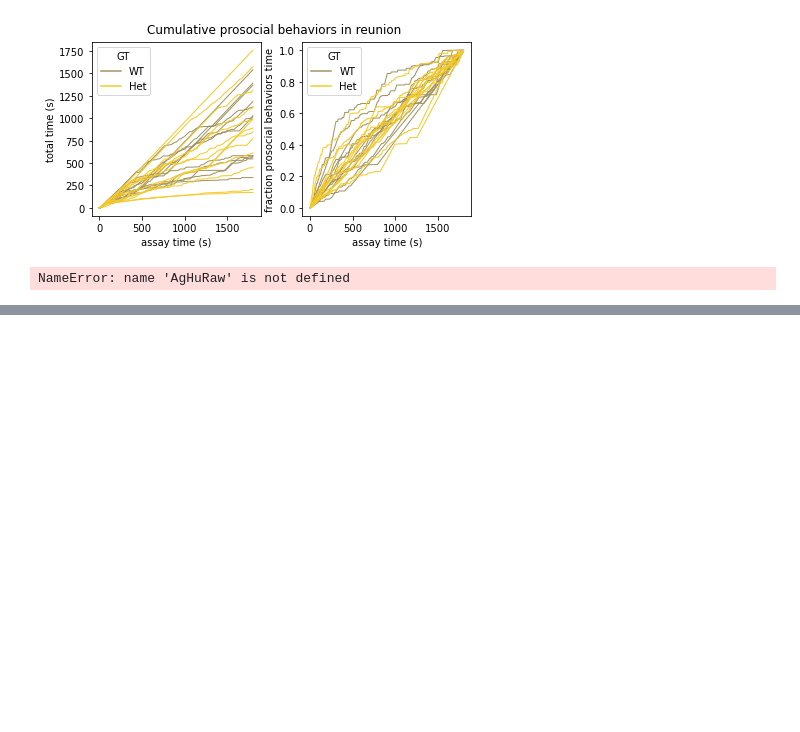
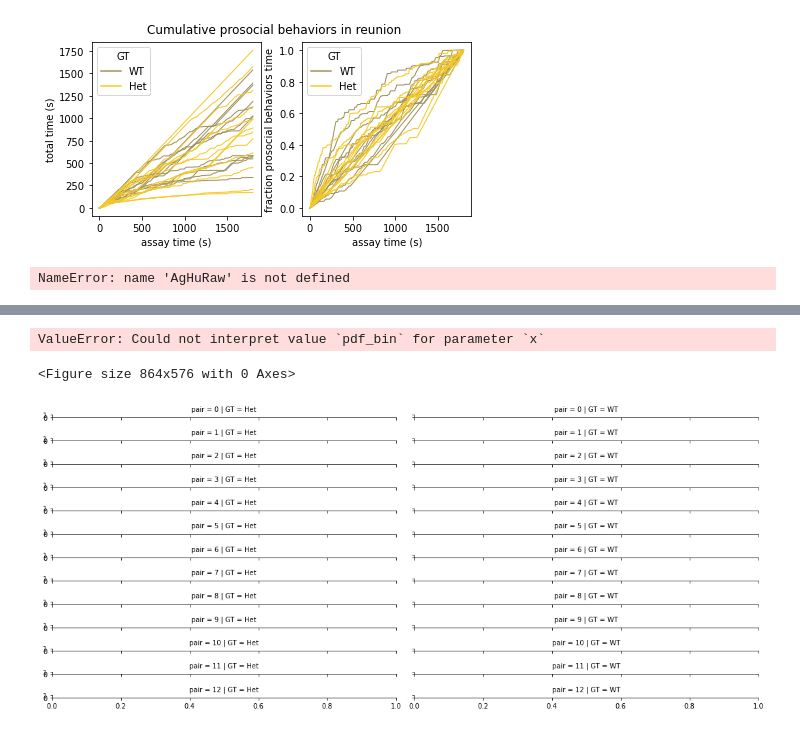
Before and after one commit to nhoglen/scn2a-paper-GWJSNH-code, a Jupyter notebook: 20240811_pipeline_plottingCDFs.ipynb, the cells around one changed output, grey strips where cells are left out. Saved outputs shown, nothing was run; the diff lists cells and outputs as text; code cells hidden in the pictures; blank space fills up the shorter version.

Commit message:
CDF and PCA plots

```diff
--- a/20240811_pipeline_plottingCDFs.ipynb
+++ b/20240811_pipeline_plottingCDFs.ipynb
@@ -26,8 +26,8 @@ warnings.filterwarnings('ignore')
 assay = 'introduction'
 behavior = 'Sniff'
 
-# computer = 'Ernest'
-computer = 'Dorian'
+computer = 'Ernest'
+# computer = 'Dorian'
 
 match computer:
     case 'Dorian':
@@ -282,6 +282,6 @@ ho = ['WT','Het']
 # ----- INTRODUCTION SNIFFS -----
 assay = 'introduction'
 behavior = 'Sniff'
-printy = True
+printy = False
 (InSnRaw,InSnBin) = single_behavior_binned_collate_data_and_plot(assay,1800,behavior,nwbpath,printy)
 # %% [output]
@@ -559,3 +408,14 @@ AgPro = pd.concat([AgSnRaw,AgInRaw,AgHuRaw])
 AgProBins = combined_behavior_bin_and_plot(AgPro,1800,behavior,assay)
 # %% [output]
 NameError: name 'AgHuRaw' is not defined
+# %%
+assaylen = 1800
+stepsize = 60
+nrsteps = int((assaylen)/stepsize)
+pdfbins = np.linspace(0, assaylen-stepsize, num=nrsteps)
+binlabels = np.linspace(0,len(pdfbins)-1,num=len(pdfbins))[:-1]
+# InSnBin['pdf_bin'] = pd.cut(InSnBin['bins'], bins=pdfbins,labels=binlabels)
+# InSnBinHist = InSnBin.groupby('pair_tag').pdf_bin.value_counts()
+InSnRaw['pdf_bin'] = pd.cut(InSnRaw['start_time'], bins=pdfbins, labels=False)
+# %%
+InSnHist = InSnRaw.groupby(['pair_tag','sex','GT','pdf_bin','pair']).totals.count().reset_index(name='bincount')
@@ -561,0 +438,17 @@ NameError: name 'AgHuRaw' is not defined
+# %%
+f = plt.figure(figsize=(12, 8))
+
+g = sns.FacetGrid(InSnHist[InSnHist.sex=='F'], row="pair",col='GT', hue="GT", aspect=15, height=.5, palette=fpal)
+g.map(sns.lineplot, x='pdf_bin',y='bincount',
+      )
+# Set the subplots to overlap
+g.figure.subplots_adjust(hspace=-.25)
+
+# Remove axes details that don't play well with overlap
+g.set_titles("")
+g.set(yticks=[], ylabel="")
+g.despine(bottom=True, left=True)
+# %% [output]
+ValueError: Could not interpret value `pdf_bin` for parameter `x`
+<Figure size 864x576 with 0 Axes>
+[figure, added]
```
Also changed, not shown: parts of 8 cells of this notebook, 1 other file.
